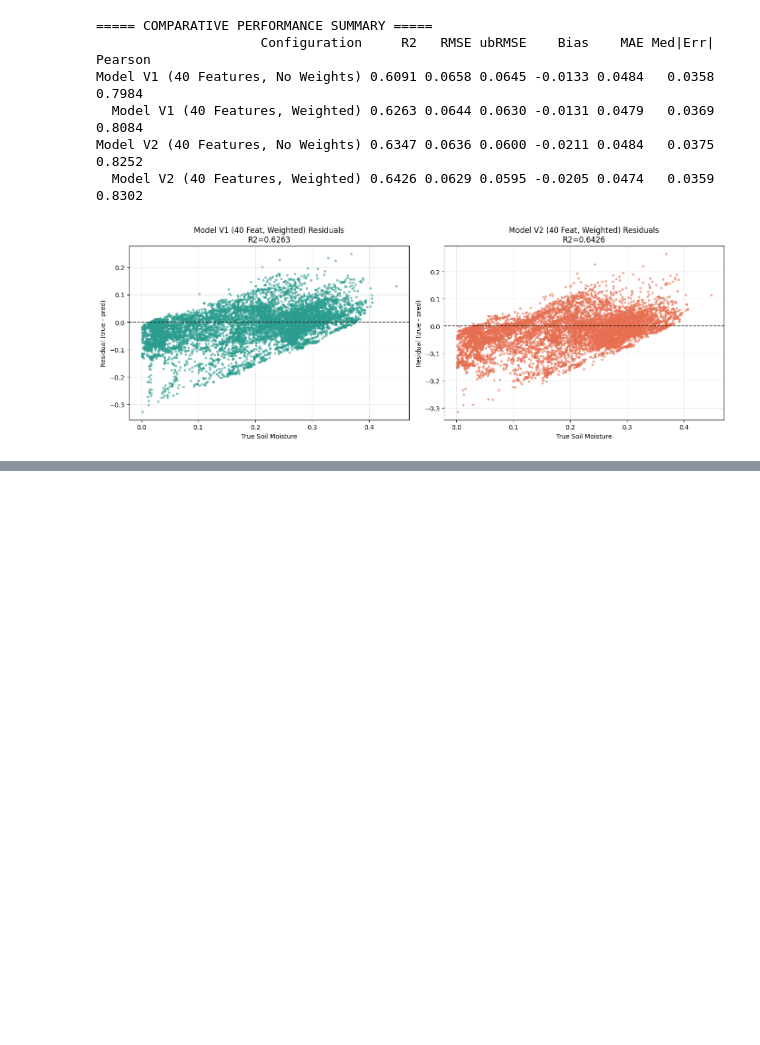
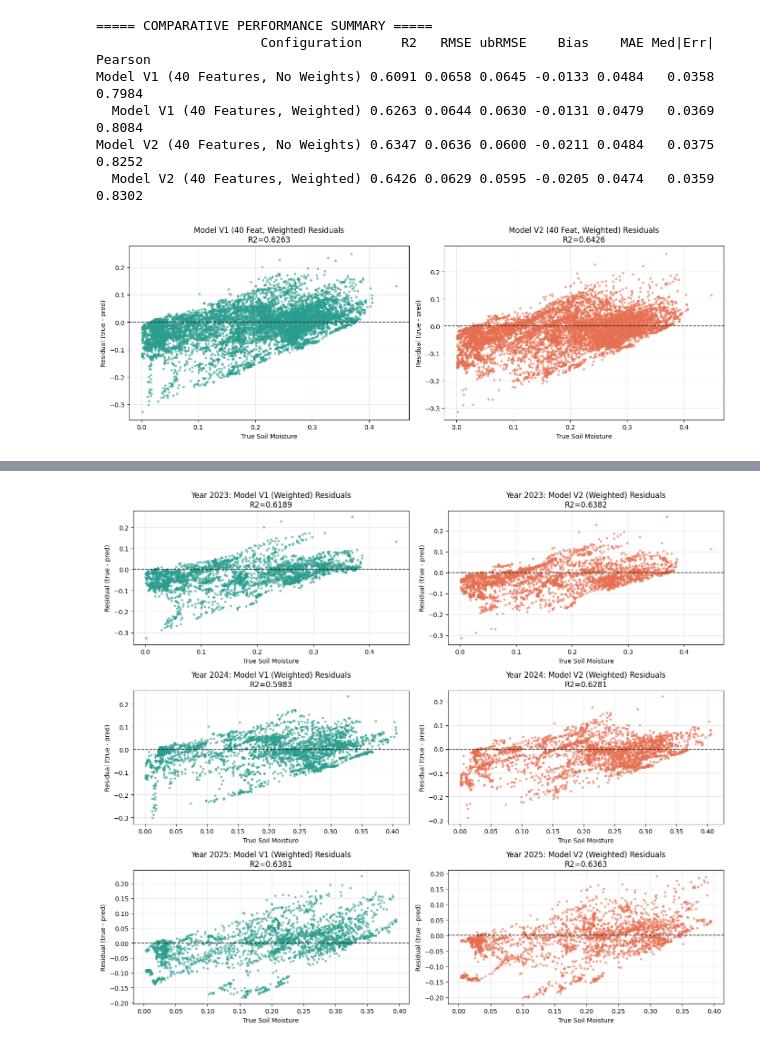
Before and after one commit to KerryCheon/MDR-Project, a Jupyter notebook: notebooks/experiment/derived_8.2-eval-1.0/derived_8.2_global_1.0.ipynb, the cells around one changed output, grey strips where cells are left out. Drawn from its saved outputs; the diff is of its cells as text; code cells hidden in the pictures; blank space fills up the shorter version.

Commit message:
compare performances by year

```diff
--- a/notebooks/experiment/derived_8.2-eval-1.0/derived_8.2_global_1.0.ipynb
+++ b/notebooks/experiment/derived_8.2-eval-1.0/derived_8.2_global_1.0.ipynb
@@ -397,0 +402,91 @@ Model V2 (40 Features, No Weights) 0.6347 0.0636 0.0600 -0.0211 0.0484   0.0375
+# %%
+# Add predictions to test_df for slicing
+test_df["pred_v1_no_w"] = pred_v1_no_w
+test_df["pred_v1_w"] = pred_v1_w
+test_df["pred_v2_no_w"] = pred_v2_no_w
+test_df["pred_v2_w"] = pred_v2_w
+
+test_years = sorted(test_df["year"].unique())
+yearly_metrics_list = []
+
+for yr in test_years:
+    df_yr = test_df[test_df["year"] == yr].reset_index(drop=True)
+    y_test_yr = np.asarray(df_yr[TARGET_COL]).ravel()
+
+    # 1. Model V1 No Weights
+    m_v1_now = compute_metrics(y_test_yr, df_yr["pred_v1_no_w"])
+    m_v1_now["Year"] = int(yr)
+    m_v1_now["Configuration"] = "Model V1 (40 Features, No Weights)"
+
+    # 2. Model V1 Weighted
+    m_v1_w = compute_metrics(y_test_yr, df_yr["pred_v1_w"])
+    m_v1_w["Year"] = int(yr)
+    m_v1_w["Configuration"] = "Model V1 (40 Features, Weighted)"
+
+    # 3. Model V2 No Weights
+    m_v2_now = compute_metrics(y_test_yr, df_yr["pred_v2_no_w"])
+    m_v2_now["Year"] = int(yr)
+    m_v2_now["Configuration"] = "Model V2 (40 Features, No Weights)"
+
+    # 4. Model V2 Weighted
+    m_v2_w = compute_metrics(y_test_yr, df_yr["pred_v2_w"])
+    m_v2_w["Year"] = int(yr)
+    m_v2_w["Configuration"] = "Model V2 (40 Features, Weighted)"
+
+    yearly_metrics_list.extend([m_v1_now, m_v1_w, m_v2_now, m_v2_w])
+
+yearly_summary_df = pd.DataFrame(yearly_metrics_list)
+# Reorder columns
+cols = ["Year", "Configuration", "R2", "RMSE", "ubRMSE", "Bias", "MAE", "Med|Err|", "Pearson"]
+yearly_summary_df = yearly_summary_df[cols]
+
+print("\n===== YEARLY COMPARATIVE PERFORMANCE SUMMARY =====")
+for yr in test_years:
+    print(f"\n--- Year: {int(yr)} ---")
+    df_yr_m = yearly_summary_df[yearly_summary_df["Year"] == yr].drop(columns=["Year"])
+    print(df_yr_m.to_string(index=False, formatters={
+        'R2': '{:,.4f}'.format,
+        'RMSE': '{:,.4f}'.format,
+        'ubRMSE': '{:,.4f}'.format,
+        'Bias': '{:+,.4f}'.format,
+        'MAE': '{:,.4f}'.format,
+        'Med|Err|': '{:,.4f}'.format,
+        'Pearson': '{:,.4f}'.format
+    }))
+
+out_dir = PROJECT_ROOT / "notebooks/experiment/derived_8.2-eval-1.0"
+yearly_summary_df.to_csv(out_dir / "metrics_by_year.csv", index=False)
+
+# Plot residuals by year for the weighted models (V1 and V2)
+fig, axes = plt.subplots(len(test_years), 2, figsize=(14, 4 * len(test_years)))
+
+for i, yr in enumerate(test_years):
+    df_yr = test_df[test_df["year"] == yr].reset_index(drop=True)
+    y_test_yr = np.asarray(df_yr[TARGET_COL]).ravel()
+
+    res_v1_w = y_test_yr - df_yr["pred_v1_w"]
+    res_v2_w = y_test_yr - df_yr["pred_v2_w"]
+
+    r2_v1 = r2_score(y_test_yr, df_yr["pred_v1_w"])
+    r2_v2 = r2_score(y_test_yr, df_yr["pred_v2_w"])
+
+    # Model V1 plot
+    axes[i, 0].scatter(y_test_yr, res_v1_w, s=8, alpha=0.5, color='#2a9d8f')
+    axes[i, 0].axhline(0, color='black', linestyle='--', linewidth=1.2, alpha=0.8)
+    axes[i, 0].set_xlabel("True Soil Moisture")
+    axes[i, 0].set_ylabel("Residual (true - pred)")
+    axes[i, 0].set_title(f"Year {int(yr)}: Model V1 (Weighted) Residuals\nR2={r2_v1:.4f}")
+    axes[i, 0].grid(alpha=0.3)
+
+    # Model V2 plot
+    axes[i, 1].scatter(y_test_yr, res_v2_w, s=8, alpha=0.5, color='#e76f51')
+    axes[i, 1].axhline(0, color='black', linestyle='--', linewidth=1.2, alpha=0.8)
+    axes[i, 1].set_xlabel("True Soil Moisture")
+    axes[i, 1].set_ylabel("Residual (true - pred)")
+    axes[i, 1].set_title(f"Year {int(yr)}: Model V2 (Weighted) Residuals\nR2={r2_v2:.4f}")
+    axes[i, 1].grid(alpha=0.3)
+
+plt.tight_layout()
+plt.savefig(out_dir / "residuals_by_year.png")
+plt.show()
+# %% [output]
@@ -397,0 +510 @@ Model V2 (40 Features, No Weights) 0.6347 0.0636 0.0600 -0.0211 0.0484   0.0375
+[figure, added]
```
Also changed, not shown: parts of 2 cells of this notebook, 3 other files.
